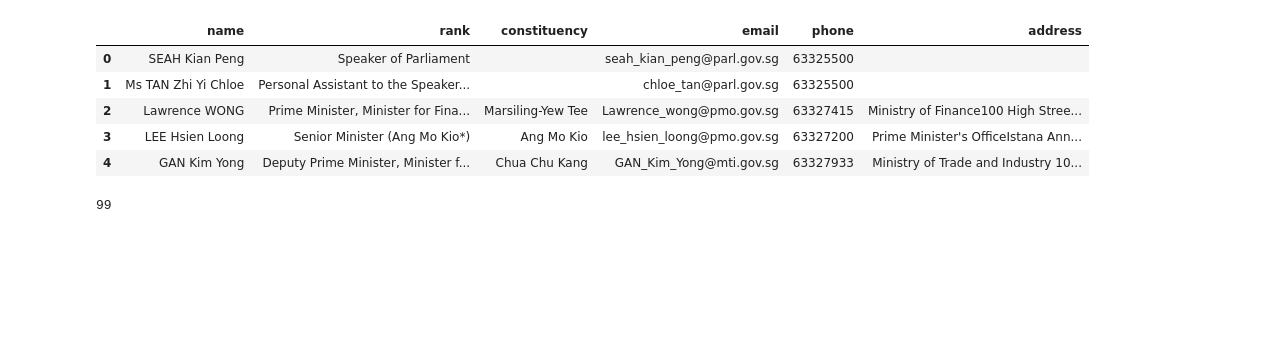
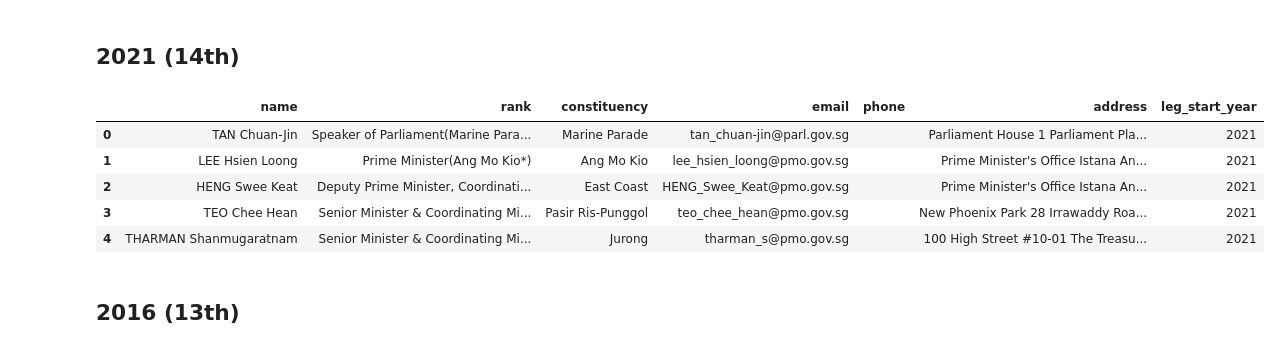
Before and after one commit to themains/pwned_pols, a Jupyter notebook: data/sg/sg_scrape.ipynb, the cells around one changed output. Saved outputs shown, nothing was run; the diff lists cells and outputs as text; code cells hidden in the pictures; blank space fills up the shorter version.

```diff
--- a/data/sg/sg_scrape.ipynb
+++ b/data/sg/sg_scrape.ipynb
@@ -104,15 +125,20 @@ def scrape_mp_info(url):
+# %% [markdown]
+## 2021 (14th)
 # %%
-url = "https://www.sgdi.gov.sg/organs-of-state/parl#ANG-Wei-Neng_-West-Coast-"
-df = scrape_mp_info(url)
-df.head()
+url2021 = "https://web.archive.org/web/20211205013734/https://www.sgdi.gov.sg/organs-of-state/PARL"
+df2021 = (
+    scrape_mp_info(url2021)
+    .assign(leg_start_year=2021)
+    .replace(".gov.sg", ".gov.sg;", regex=True)
+    .assign(email=lambda df_: df_["email"].str.rstrip(";"))
+    .assign(email=lambda df_: df_["email"].str.split(";"))
+    .explode("email", ignore_index=True)
+)
+df2021.head()
 # %% [output]
-|  | name | rank | constituency | email | phone | address |
-| 0 | SEAH Kian Peng | Speaker of Parliament |  | seah_kian_peng@parl.gov.sg | 63325500 |  |
-| 1 | Ms TAN Zhi Yi Chloe | Personal Assistant to the Speaker... |  | chloe_tan@parl.gov.sg | 63325500 |  |
-| 2 | Lawrence WONG | Prime Minister, Minister for Fina... | Marsiling-Yew Tee | Lawrence_wong@pmo.gov.sg | 63327415 | Ministry of Finance100 High Stree... |
-| 3 | LEE Hsien Loong | Senior Minister (Ang Mo Kio*) | Ang Mo Kio | lee_hsien_loong@pmo.gov.sg | 63327200 | Prime Minister's OfficeIstana Ann... |
-| 4 | GAN Kim Yong | Deputy Prime Minister, Minister f... | Chua Chu Kang | GAN_Kim_Yong@mti.gov.sg | 63327933 | Ministry of Trade and Industry 10... |
+|  | name | rank | constituency | email | phone | address | leg_start_year |
+| 0 | TAN Chuan-Jin | Speaker of Parliament(Marine Para... | Marine Parade | tan_chuan-jin@parl.gov.sg |  | Parliament House 1 Parliament Pla... | 2021 |
+| 1 | LEE Hsien Loong | Prime Minister(Ang Mo Kio*) | Ang Mo Kio | lee_hsien_loong@pmo.gov.sg |  | Prime Minister's Office Istana An... | 2021 |
+| 2 | HENG Swee Keat | Deputy Prime Minister, Coordinati... | East Coast | HENG_Swee_Keat@pmo.gov.sg |  | Prime Minister's Office Istana An... | 2021 |
+| 3 | TEO Chee Hean | Senior Minister & Coordinating Mi... | Pasir Ris-Punggol | teo_chee_hean@pmo.gov.sg |  | New Phoenix Park 28 Irrawaddy Roa... | 2021 |
+| 4 | THARMAN Shanmugaratnam | Senior Minister & Coordinating Mi... | Jurong | tharman_s@pmo.gov.sg |  | 100 High Street #10-01 The Treasu... | 2021 |
-# %%
-df['email'].nunique()
-# %% [output]
-99
@@ -120,0 +145,2 @@ df.to_csv('sg_mp.csv', index=False)
+# %% [markdown]
+## 2016 (13th)
```
Also changed, not shown: parts of 18 cells of this notebook, 1 other file.
